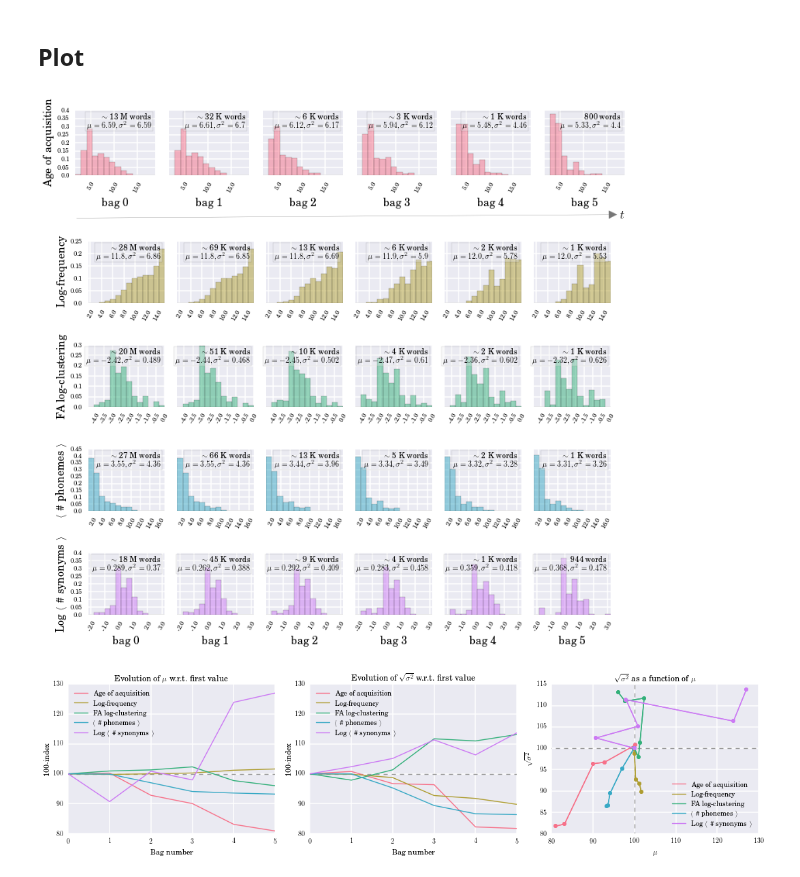
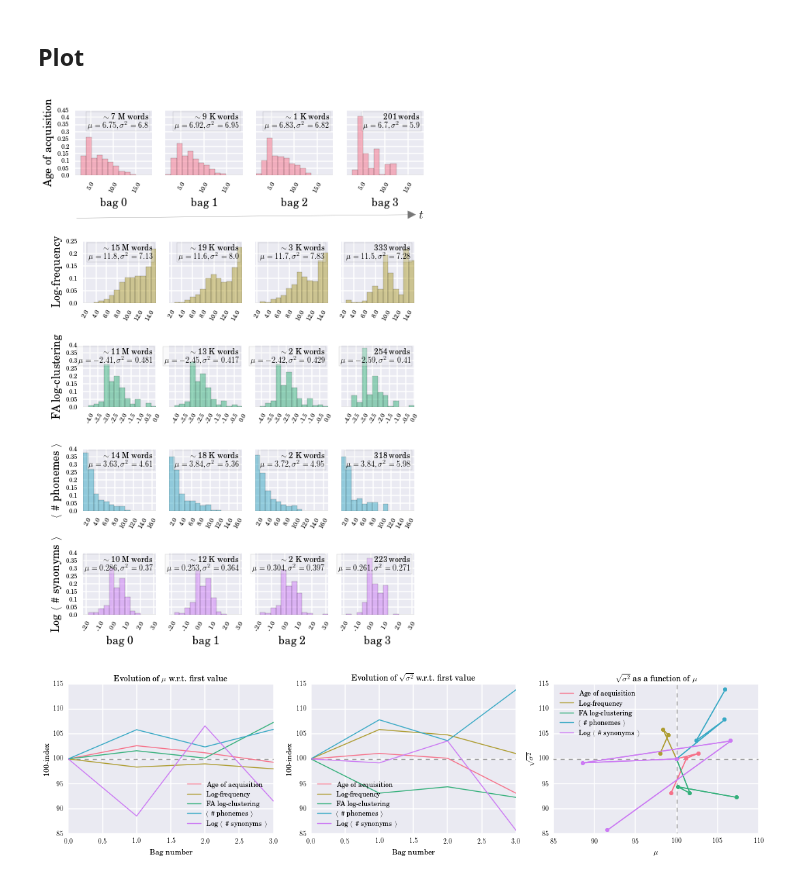
Before and after one commit to wehlutyk/brainscopypaste, a Jupyter notebook: macro_paper.ipynb, the cells around one changed output. Saved outputs shown, nothing was run; the diff lists cells and outputs as text; code cells hidden in the pictures.

Commit message:
Recompute macro notebooks with finer filtering

```diff
--- a/macro_paper.ipynb
+++ b/macro_paper.ipynb
@@ -12,7 +12,7 @@ min_days = 0
 # Maximum number of days a cluster must have to be included in the analysis
 max_days = 80
 # Clusters filtering type to use
-filtering_type = 'filtered'
+filtering_type = 'ff'
 
 file_postfix = ('_F{filtering_type}_R{min_days}-{max_days}_D{timebag_size}_'
                 'E{exclusion_type}').format(filtering_type=filtering_type,
@@ -81,7 +81,7 @@ for i, (c, tbgs_log) in enumerate(clusters_log):
 last_novel_tbg = last_novel_tbg_per_cluster.max()
 # %%
 nbins = 15             # Number of bins to use in histograms
-n_timebags_shown = 6#last_novel_tbg + 1   # Number of timebags to plot for each feature
+n_timebags_shown = 4#last_novel_tbg + 1   # Number of timebags to plot for each feature
 n_timebags_step = 1    # Step between two plotted timebags
 small_fontsize = 8     # fontsize for small, not so important text
 med_fontsize = 10      # fontsize for medium, moderately important text
@@ -160,34 +160,34 @@ for i, ffullname in enumerate(included_features):
         legend_text += r'$\mu = {:.3}, \sigma^2 = {:.3}$'.format(mus[i, j], sigma2s[i, j])
         axs[i, j].text(xpos, ypos, legend_text,
                        ha='right', va='top', fontsize=med_fontsize,
                        bbox=dict(facecolor=sb.desaturate('#EAEAF2', 0.2), alpha=0.3))
 
 fig.tight_layout()
 
 # Rescale lower rows compared to first one
 from matplotlib.transforms import Affine2D, TransformedBbox
 scaling = 0.95
 trans = Affine2D().scale(scaling).translate((1 - scaling) / 2, 0)
 for i in range(1, len(included_features)):
     for j in range(n_timebags_shown):
         bbox = axs[i, j].get_position()
         axs[i, j].set_position(TransformedBbox(bbox, trans))
 # Add an arrow for time
 pts00 = axs[0, 0].get_position().get_points()
 pts01 = axs[0, 1].get_position().get_points()
 space_to_ax_width = (pts01[1, 0] - pts00[1, 0]) / (pts00[1, 0] - pts00[0, 0])
 xmin, xmax = axs[0, 0].get_xlim()
 x0 = xmin
 xwidth = (xmax - xmin) * space_to_ax_width * (n_timebags_shown - 1) + (xmax - xmin)
 ymin, ymax = axs[0, 0].get_ylim()
 ypos = ymin - 0.65 * (ymax - ymin)
 axs[0, 0].annotate('$t$', (x0, ypos), (x0 + xwidth, ypos),
                    ha='right',
                    arrowprops=dict(arrowstyle='<|-, head_length=.6, head_width=.3', color='#777777'),
                    fontsize=big_fontsize * 1.2, annotation_clip=False)
 fig.savefig('data/figures_paper/macro_hists{}.png'.format(file_postfix), bbox_inches='tight', dpi=300)
 # %% [output]
-[figure, old version]
+[figure, new version]
 # %%
 fig, axs = mpl.pyplot.subplots(1, 3, figsize=(15, 4))
 ax_color = '#999999'
@@ -234,4 +234,4 @@ axs[2].set_ylim(ymin1, ymax1)
 fig.tight_layout()
 fig.savefig('data/figures_paper/macro_musigmas{}.png'.format(file_postfix), bbox_inches='tight', dpi=300)
 # %% [output]
-[figure, old version]
+[figure, new version]
```
Also changed, not shown: 9 other files.
